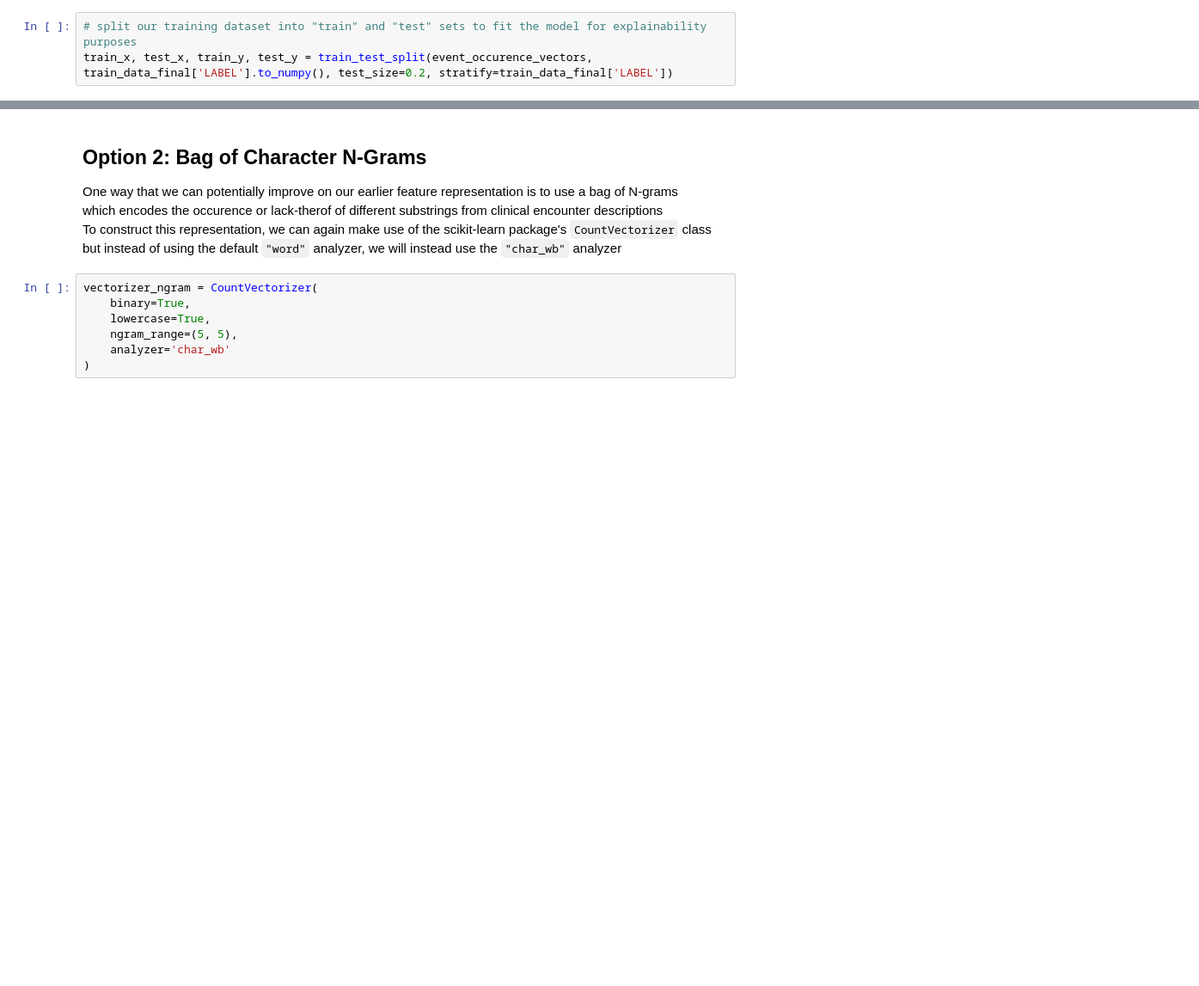
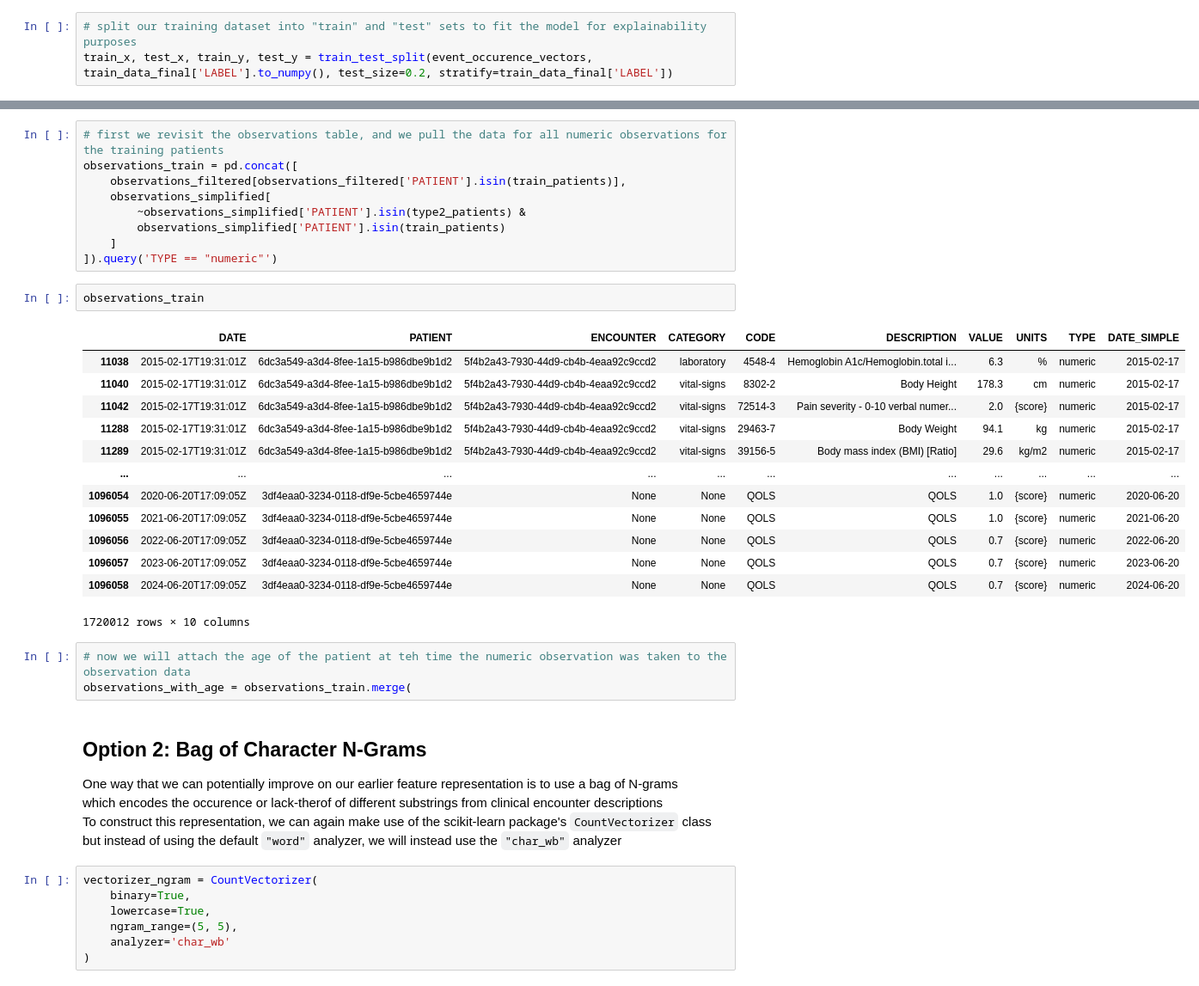
Before and after one commit to expmed/DICBWorkshops, a Jupyter notebook: NLPInformedFeatureEngineering.ipynb, the cells around one changed output, grey strips where cells are left out. Shown: that part at 86% size. Cells and saved outputs as stored; diff of their text form; blank space fills up the shorter version.

```diff
--- a/NLPInformedFeatureEngineering.ipynb
+++ b/NLPInformedFeatureEngineering.ipynb
@@ -332,3 +351,31 @@ top20.assign(
+# %%
+# first we revisit the observations table, and we pull the data for all numeric observations for the training patients
+observations_train = pd.concat([
+    observations_filtered[observations_filtered['PATIENT'].isin(train_patients)],
+    observations_simplified[
+        ~observations_simplified['PATIENT'].isin(type2_patients) &
+        observations_simplified['PATIENT'].isin(train_patients)
+    ]
+]).query('TYPE == "numeric"')
+# %%
+observations_train
+# %% [output]
+|  | DATE | PATIENT | ENCOUNTER | CATEGORY | CODE | DESCRIPTION | VALUE | UNITS | TYPE | DATE_SIMPLE |
+| 11038 | 2015-02-17T19:31:01Z | 6dc3a549-a3d4-8fee-1a15-b986dbe9b1d2 | 5f4b2a43-7930-44d9-cb4b-4eaa92c9ccd2 | laboratory | 4548-4 | Hemoglobin A1c/Hemoglobin.total i... | 6.3 | % | numeric | 2015-02-17 |
+| 11040 | 2015-02-17T19:31:01Z | 6dc3a549-a3d4-8fee-1a15-b986dbe9b1d2 | 5f4b2a43-7930-44d9-cb4b-4eaa92c9ccd2 | vital-signs | 8302-2 | Body Height | 178.3 | cm | numeric | 2015-02-17 |
+| 11042 | 2015-02-17T19:31:01Z | 6dc3a549-a3d4-8fee-1a15-b986dbe9b1d2 | 5f4b2a43-7930-44d9-cb4b-4eaa92c9ccd2 | vital-signs | 72514-3 | Pain severity - 0-10 verbal numer... | 2.0 | {score} | numeric | 2015-02-17 |
+| 11288 | 2015-02-17T19:31:01Z | 6dc3a549-a3d4-8fee-1a15-b986dbe9b1d2 | 5f4b2a43-7930-44d9-cb4b-4eaa92c9ccd2 | vital-signs | 29463-7 | Body Weight | 94.1 | kg | numeric | 2015-02-17 |
+| 11289 | 2015-02-17T19:31:01Z | 6dc3a549-a3d4-8fee-1a15-b986dbe9b1d2 | 5f4b2a43-7930-44d9-cb4b-4eaa92c9ccd2 | vital-signs | 39156-5 | Body mass index (BMI) [Ratio] | 29.6 | kg/m2 | numeric | 2015-02-17 |
+| ... | ... | ... | ... | ... | ... | ... | ... | ... | ... | ... |
+| 1096054 | 2020-06-20T17:09:05Z | 3df4eaa0-3234-0118-df9e-5cbe4659744e | None | None | QOLS | QOLS | 1.0 | {score} | numeric | 2020-06-20 |
+| 1096055 | 2021-06-20T17:09:05Z | 3df4eaa0-3234-0118-df9e-5cbe4659744e | None | None | QOLS | QOLS | 1.0 | {score} | numeric | 2021-06-20 |
+| 1096056 | 2022-06-20T17:09:05Z | 3df4eaa0-3234-0118-df9e-5cbe4659744e | None | None | QOLS | QOLS | 0.7 | {score} | numeric | 2022-06-20 |
+| 1096057 | 2023-06-20T17:09:05Z | 3df4eaa0-3234-0118-df9e-5cbe4659744e | None | None | QOLS | QOLS | 0.7 | {score} | numeric | 2023-06-20 |
+| 1096058 | 2024-06-20T17:09:05Z | 3df4eaa0-3234-0118-df9e-5cbe4659744e | None | None | QOLS | QOLS | 0.7 | {score} | numeric | 2024-06-20 |
+1720012 rows × 10 columns
+# %%
+# now we will attach the age of the patient at teh time the numeric observation was taken to the observation data
+observations_with_age = observations_train.merge(
 # %% [markdown]
 ## Option 2: Bag of Character N-Grams
 One way that we can potentially improve on our earlier feature representation is to use a bag of N-grams \
```
Also changed, not shown: parts of 34 cells of this notebook.
